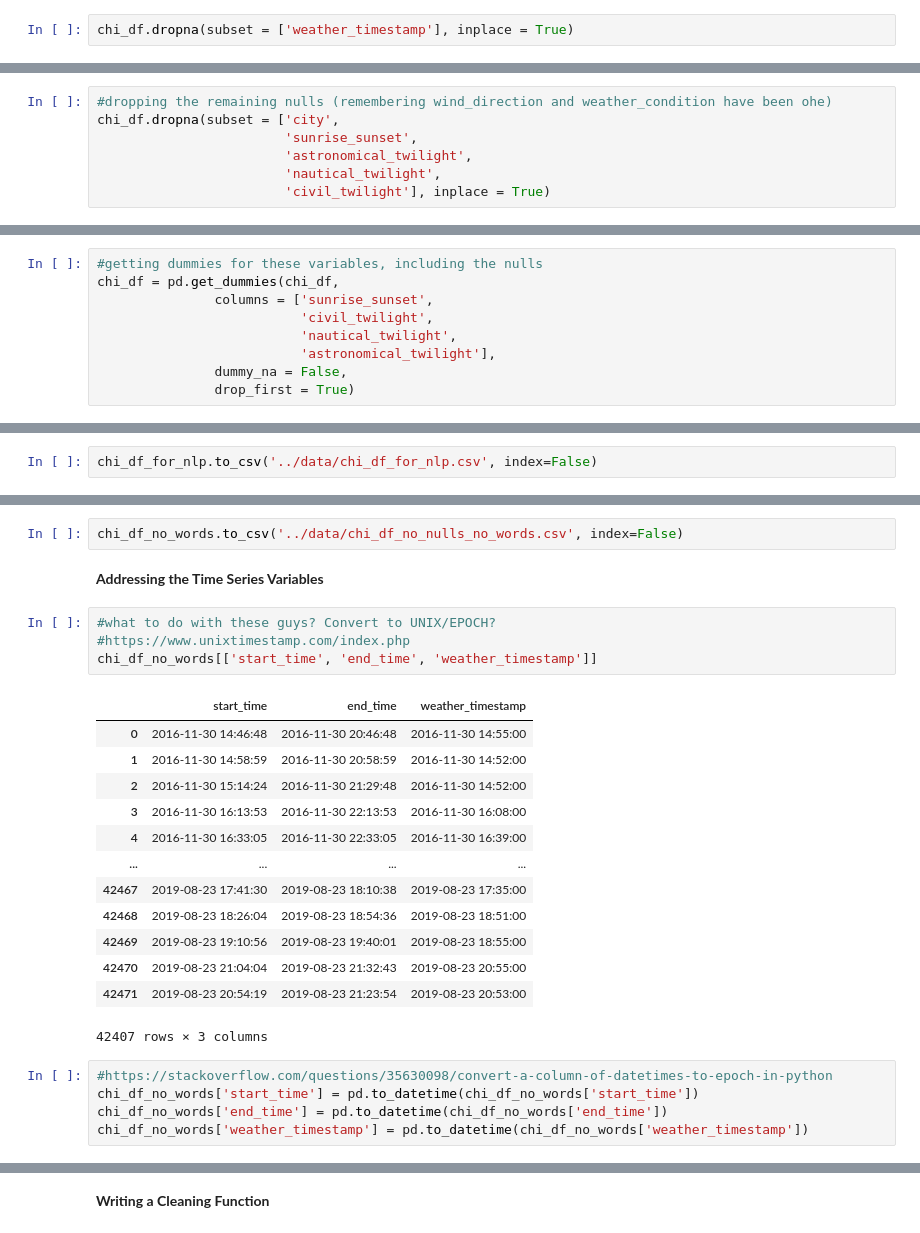
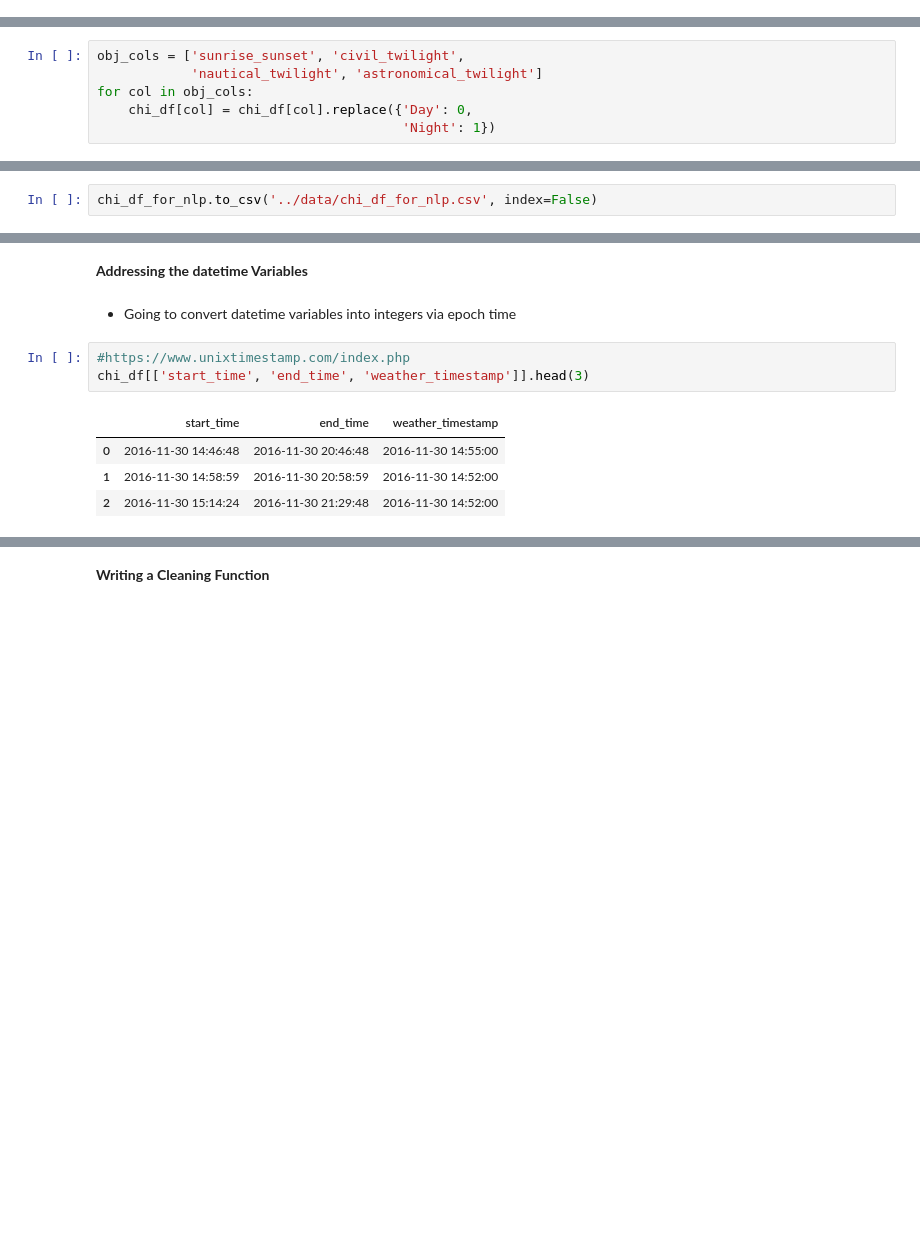
Before and after one commit to jeffreyfloyd/DST-and-traffic-implications, a Jupyter notebook: code/data_cleaning.ipynb, the cells around one changed output, grey strips where cells are left out. Saved outputs shown, nothing was run; the diff lists cells and outputs as text; blank space fills up the shorter version.

```diff
--- a/code/data_cleaning.ipynb
+++ b/code/data_cleaning.ipynb
@@ -692,5 +531,3 @@ Length: 27922, dtype: int64
-# %%
-chi_df.dropna(subset = ['weather_timestamp'], inplace = True)
 # %%
 #checking null counts
 chi_df.isna().sum().sort_values(ascending = False)
@@ -710,7 +551,0 @@ Length: 125, dtype: int64
-# %%
-#dropping the remaining nulls (remembering wind_direction and weather_condition have been ohe)
-chi_df.dropna(subset = ['city',
-                        'sunrise_sunset',
-                        'astronomical_twilight',
-                        'nautical_twilight',
-                        'civil_twilight'], inplace = True)
@@ -753 +594,7 @@ Night                     7746
 dtype: int64
+# %%
+obj_cols = ['sunrise_sunset', 'civil_twilight',
+            'nautical_twilight', 'astronomical_twilight']
+for col in obj_cols:
+    chi_df[col] = chi_df[col].replace({'Day': 0,
+                                       'Night': 1})
@@ -763,9 +615,0 @@ sns.histplot(data = chi_df, x = 'astronomical_twilight', ax = ax[1,1]);
-# %%
-#getting dummies for these variables, including the nulls
-chi_df = pd.get_dummies(chi_df,
-               columns = ['sunrise_sunset',
-                          'civil_twilight',
-                          'nautical_twilight',
-                          'astronomical_twilight'],
-               dummy_na = False,
-               drop_first = True)
@@ -842,28 +645,13 @@ chi_df_no_words.head(3)
-# %%
-chi_df_no_words.to_csv('../data/chi_df_no_nulls_no_words.csv', index=False)
 # %% [markdown]
-**Addressing the Time Series Variables**
+**Addressing the datetime Variables**
+# %% [markdown]
+- Going to convert datetime variables into integers via epoch time
 # %%
-#what to do with these guys? Convert to UNIX/EPOCH?
 #https://www.unixtimestamp.com/index.php
-chi_df_no_words[['start_time', 'end_time', 'weather_timestamp']]
+chi_df[['start_time', 'end_time', 'weather_timestamp']].head(3)
 # %% [output]
 |  | start_time | end_time | weather_timestamp |
 | 0 | 2016-11-30 14:46:48 | 2016-11-30 20:46:48 | 2016-11-30 14:55:00 |
 | 1 | 2016-11-30 14:58:59 | 2016-11-30 20:58:59 | 2016-11-30 14:52:00 |
 | 2 | 2016-11-30 15:14:24 | 2016-11-30 21:29:48 | 2016-11-30 14:52:00 |
-| 3 | 2016-11-30 16:13:53 | 2016-11-30 22:13:53 | 2016-11-30 16:08:00 |
-| 4 | 2016-11-30 16:33:05 | 2016-11-30 22:33:05 | 2016-11-30 16:39:00 |
-| ... | ... | ... | ... |
-| 42467 | 2019-08-23 17:41:30 | 2019-08-23 18:10:38 | 2019-08-23 17:35:00 |
-| 42468 | 2019-08-23 18:26:04 | 2019-08-23 18:54:36 | 2019-08-23 18:51:00 |
-| 42469 | 2019-08-23 19:10:56 | 2019-08-23 19:40:01 | 2019-08-23 18:55:00 |
-| 42470 | 2019-08-23 21:04:04 | 2019-08-23 21:32:43 | 2019-08-23 20:55:00 |
-| 42471 | 2019-08-23 20:54:19 | 2019-08-23 21:23:54 | 2019-08-23 20:53:00 |
-42407 rows × 3 columns
-# %%
-#https://stackoverflow.com/questions/35630098/convert-a-column-of-datetimes-to-epoch-in-python
-chi_df_no_words['start_time'] = pd.to_datetime(chi_df_no_words['start_time'])
-chi_df_no_words['end_time'] = pd.to_datetime(chi_df_no_words['end_time'])
-chi_df_no_words['weather_timestamp'] = pd.to_datetime(chi_df_no_words['weather_timestamp'])
 # %%
```
Also changed, not shown: parts of 106 cells of this notebook, 5 other files.
